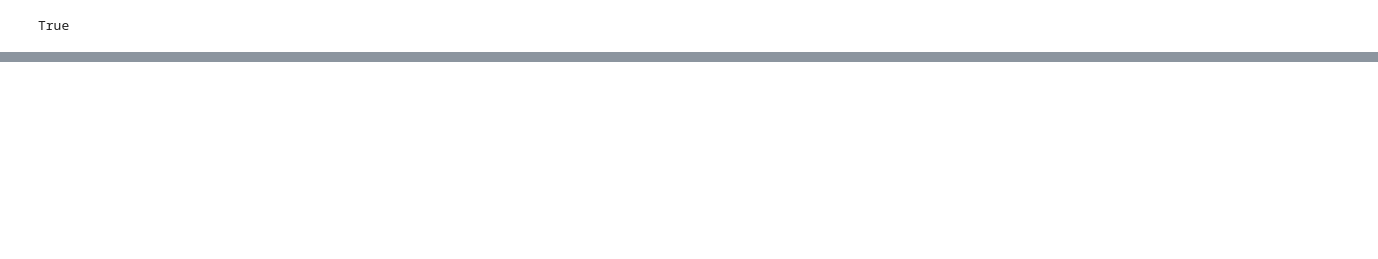
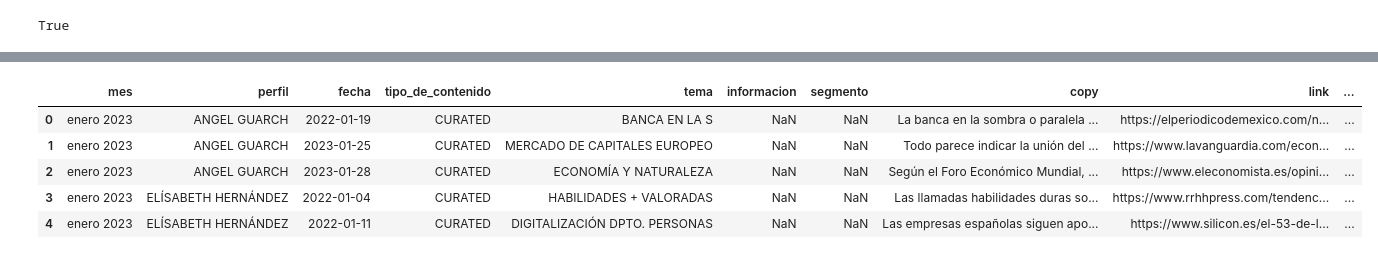
Before and after one commit to Xavaki/linkedin_gen_contents, a Jupyter notebook: dev_tests/embedding_tests.ipynb, the cells around one changed output, grey strips where cells are left out. Drawn from its saved outputs; the diff is of its cells as text; code cells hidden in the pictures; blank space fills up the shorter version.

```diff
--- a/dev_tests/embedding_tests.ipynb
+++ b/dev_tests/embedding_tests.ipynb
@@ -176,0 +302,11 @@ This shift is transforming the definition of workplace competence, emphasizing n
+# %%
+pd_past_posts = pd.read_json("/home/xavaki/DAMM/linkedin_gen_contents/calendario_linkedin_2023_2024_articles.json", encoding="utf-8-sig")
+# %%
+pd_past_posts.head()
+# %% [output]
+|  | mes | perfil | fecha | tipo_de_contenido | tema | informacion | segmento | copy | link | ... |
+| 0 | enero 2023 | ANGEL GUARCH | 2022-01-19 | CURATED | BANCA EN LA S | NaN | NaN | La banca en la sombra o paralela ... | https://elperiodicodemexico.com/n... | ... |
+| 1 | enero 2023 | ANGEL GUARCH | 2023-01-25 | CURATED | MERCADO DE CAPITALES EUROPEO | NaN | NaN | Todo parece indicar la unión del ... | https://www.lavanguardia.com/econ... | ... |
+| 2 | enero 2023 | ANGEL GUARCH | 2023-01-28 | CURATED | ECONOMÍA Y NATURALEZA | NaN | NaN | Según el Foro Económico Mundial, ... | https://www.eleconomista.es/opini... | ... |
+| 3 | enero 2023 | ELÍSABETH HERNÁNDEZ | 2022-01-04 | CURATED | HABILIDADES + VALORADAS | NaN | NaN | Las llamadas habilidades duras so... | https://www.rrhhpress.com/tendenc... | ... |
+| 4 | enero 2023 | ELÍSABETH HERNÁNDEZ | 2022-01-11 | CURATED | DIGITALIZACIÓN DPTO. PERSONAS | NaN | NaN | Las empresas españolas siguen apo... | https://www.silicon.es/el-53-de-l... | ... |
```
Also changed, not shown: parts of 25 cells of this notebook, 51 other files.
